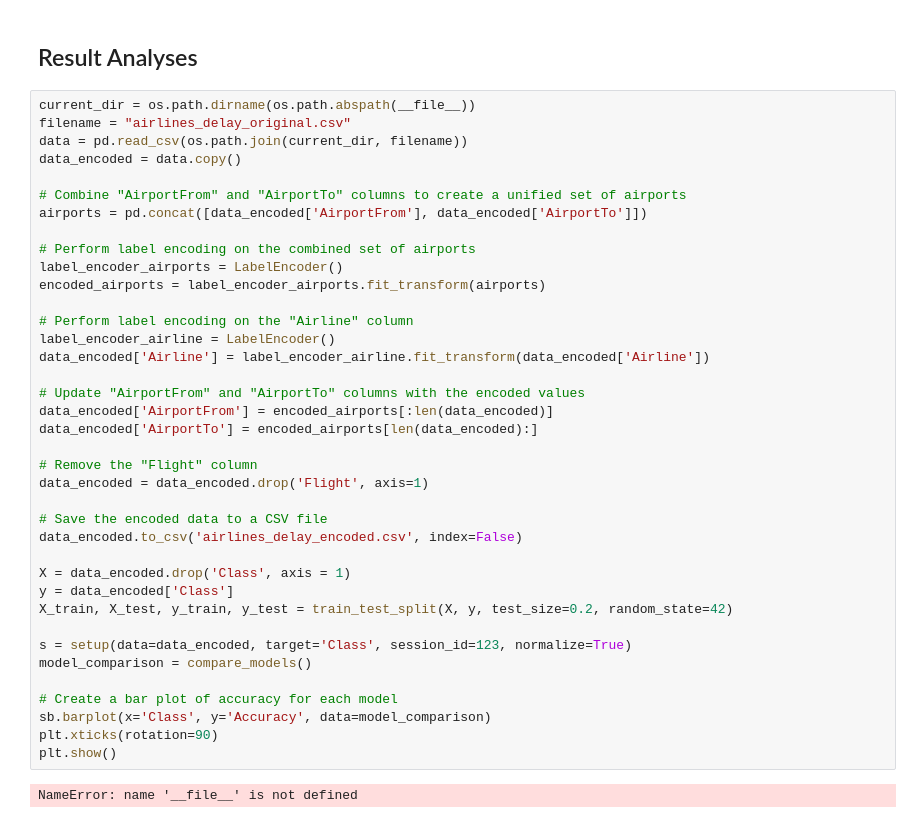
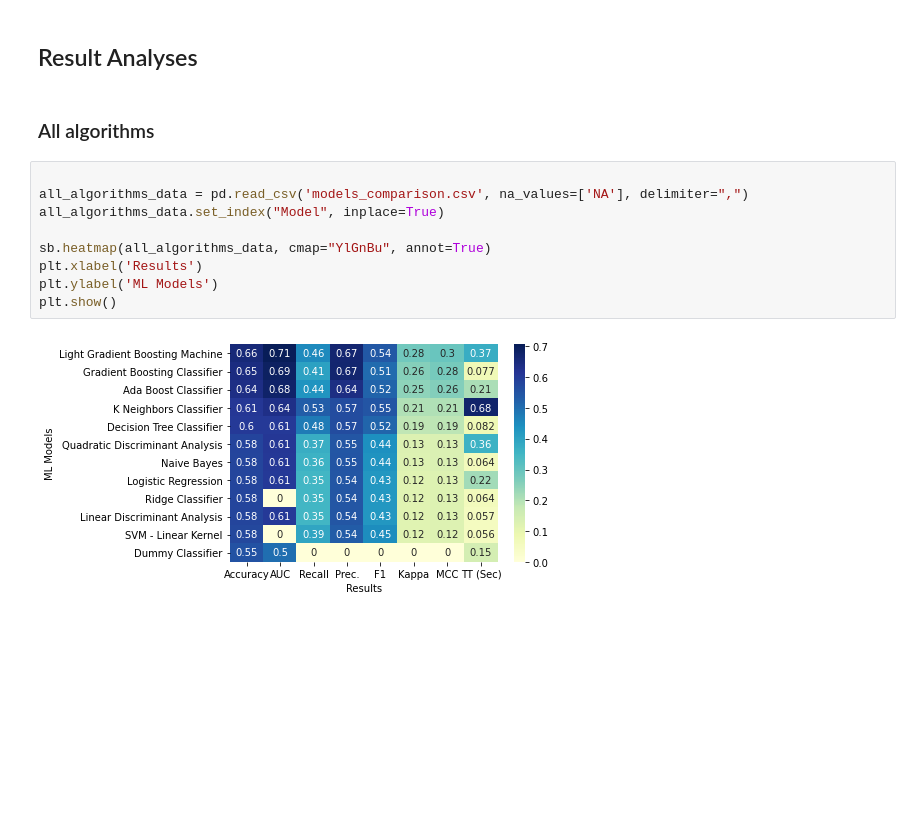
Before and after one commit to Eduartico/IA, a Jupyter notebook: Project2/airlines.ipynb, the cells around one changed output. Saved outputs shown, nothing was run; the diff lists cells and outputs as text; blank space fills up the shorter version.

```diff
--- a/Project2/airlines.ipynb
+++ b/Project2/airlines.ipynb
@@ -179,43 +184,16 @@ dtypes: float64(3), int64(2), object(3)
 memory usage: 32.9+ MB
 # %% [markdown]
 ## Result Analyses
-# %%
-current_dir = os.path.dirname(os.path.abspath(__file__))
-filename = "airlines_delay_original.csv"
-data = pd.read_csv(os.path.join(current_dir, filename))
-data_encoded = data.copy()
-
-# Combine "AirportFrom" and "AirportTo" columns to create a unified set of airports
-airports = pd.concat([data_encoded['AirportFrom'], data_encoded['AirportTo']])
-
-# Perform label encoding on the combined set of airports
-label_encoder_airports = LabelEncoder()
-encoded_airports = label_encoder_airports.fit_transform(airports)
-
-# Perform label encoding on the "Airline" column
-label_encoder_airline = LabelEncoder()
-data_encoded['Airline'] = label_encoder_airline.fit_transform(data_encoded['Airline'])
-
-# Update "AirportFrom" and "AirportTo" columns with the encoded values
-data_encoded['AirportFrom'] = encoded_airports[:len(data_encoded)]
-data_encoded['AirportTo'] = encoded_airports[len(data_encoded):]
-
-# Remove the "Flight" column
-data_encoded = data_encoded.drop('Flight', axis=1)
-
-# Save the encoded data to a CSV file
-data_encoded.to_csv('airlines_delay_encoded.csv', index=False)
-
-X = data_encoded.drop('Class', axis = 1)
-y = data_encoded['Class']
-X_train, X_test, y_train, y_test = train_test_split(X, y, test_size=0.2, random_state=42)
-
-s = setup(data=data_encoded, target='Class', session_id=123, normalize=True)
-model_comparison = compare_models()
-
-# Create a bar plot of accuracy for each model
-sb.barplot(x='Class', y='Accuracy', data=model_comparison)
-plt.xticks(rotation=90)
-plt.show()
-# %% [output]
-NameError: name '__file__' is not defined
+# %% [markdown]
+### All algorithms
+# %%
+
+all_algorithms_data = pd.read_csv('models_comparison.csv', na_values=['NA'], delimiter=",")
+all_algorithms_data.set_index("Model", inplace=True)
+
+sb.heatmap(all_algorithms_data, cmap="YlGnBu", annot=True)
+plt.xlabel('Results')
+plt.ylabel('ML Models')
+plt.show()
+# %% [output]
+[figure, added]
```
Also changed, not shown: parts of 7 cells of this notebook, 5 other files.
